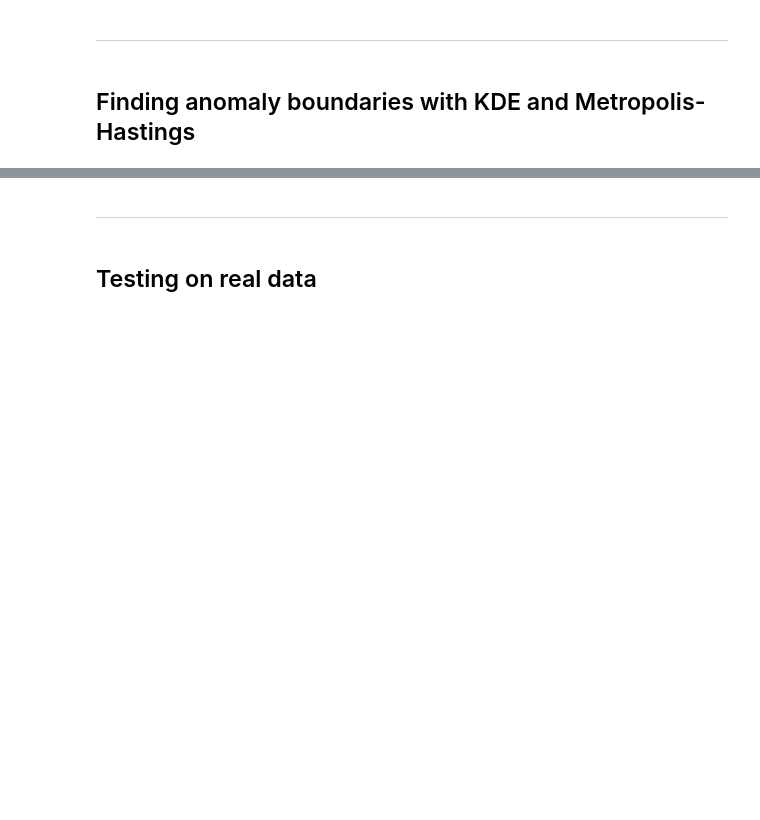
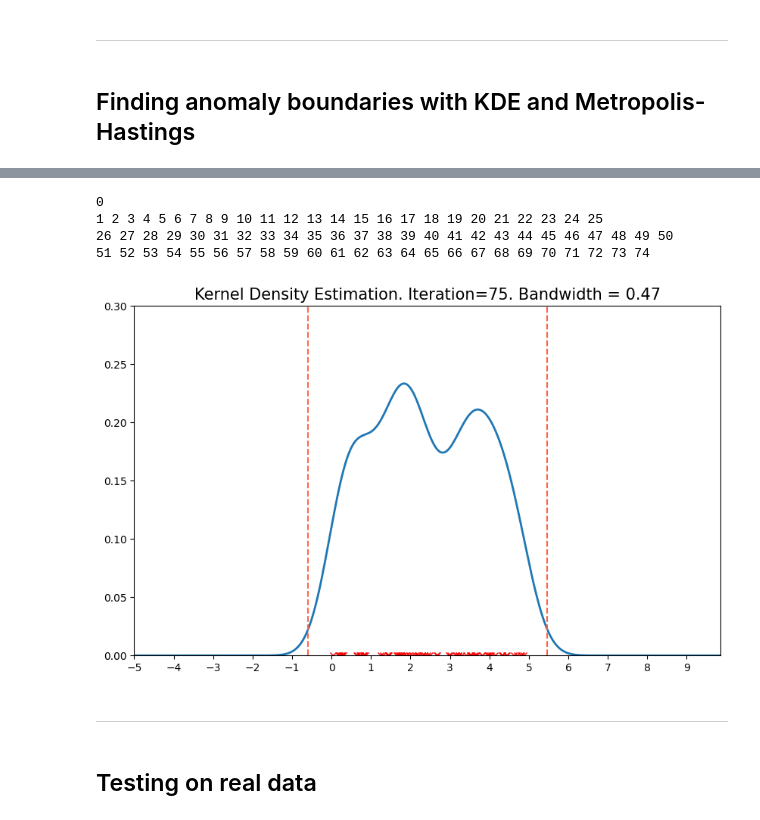
Before and after one commit to pzlav/time-series_KDE_MCMC, a Jupyter notebook: TS_KDE_MCMC.ipynb, the cells around one changed output, grey strips where cells are left out. Drawn from its saved outputs; the diff is of its cells as text; code cells hidden in the pictures; blank space fills up the shorter version.

```diff
--- a/TS_KDE_MCMC.ipynb
+++ b/TS_KDE_MCMC.ipynb
@@ -144,3 +177,49 @@ ani.save("animation.gif", writer='pillow', fps=15)
+# %%
+# the same as above, but with slice sampling
+
+fig, ax = plt.subplots(figsize=(10, 6))
+line, = ax.plot([], [], lw=2)
+point, = ax.plot([], [], marker='x', color='red', lw=0)
+plot_height = 0.3
+vlines = LineCollection([], colors='tomato', linestyles='dashed', label='Anomaly Bounds')
+ax.add_collection(vlines)
+
+def init():
+    """Initialize the line and the point"""
+    line.set_data([], [])
+    point.set_data([], [])
+    vlines.set_segments([])
+    ax.set_xlim(min(x_values), max(x_values))
+    ax.set_ylim(0, plot_height)
+    ax.set_xticks(range(-5, 10, 1))
+    return line, point, vlines,
+
+def update(i):
+    """Update the plot for frame i"""
+    print(i, sep=' ', end=' ', flush=True)
+    if i % 25 == 0: print(' ')
+    bandwidth = start_bandwidth / ((i+1)**0.55)
+    ax.set_title("Kernel Density Estimation. Iteration={:}. Bandwidth = {:.2f}".format(i+1, bandwidth), fontsize=15)
+    y_values = [kernel_density_estimation(x, data_points[:i+1], bandwidth) for x in x_values]
+
+    density_fn = lambda x: kernel_density_estimation(x, data_points[:i+1], bandwidth)
+    samples = slice_sampling(density_fn, iter=10_000, w=0.5)
+    anomaly_bounds = get_anomaly_bounds(samples, p_level=0.01)
+
+    segments = [((x, 0), (x, plot_height)) for x in anomaly_bounds]
+    vlines.set_segments(segments)
+    line.set_data(x_values, y_values)
+    point.set_data(data_points[:i+1], np.zeros_like(data_points[:i+1]))
+    return line, point, vlines,
+
+ani = FuncAnimation(fig, update, frames=range(len(data_points)), init_func=init, blit=True)
+ani.save("animation.gif", writer='pillow', fps=15)
+# %% [output]
+0
+1 2 3 4 5 6 7 8 9 10 11 12 13 14 15 16 17 18 19 20 21 22 23 24 25
+26 27 28 29 30 31 32 33 34 35 36 37 38 39 40 41 42 43 44 45 46 47 48 49 50
+51 52 53 54 55 56 57 58 59 60 61 62 63 64 65 66 67 68 69 70 71 72 73 74
+[figure, added]
 # %% [markdown]
 ---
 # %% [markdown]
```
Also changed, not shown: parts of 6 cells of this notebook, 3 other files.
